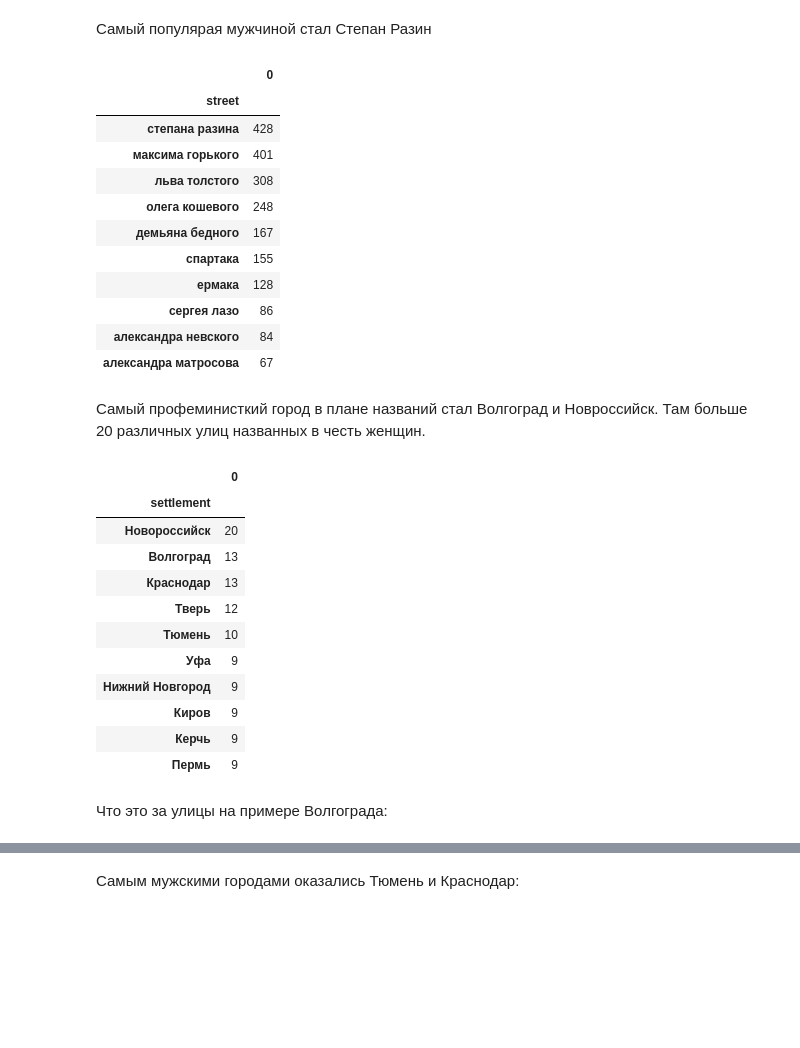
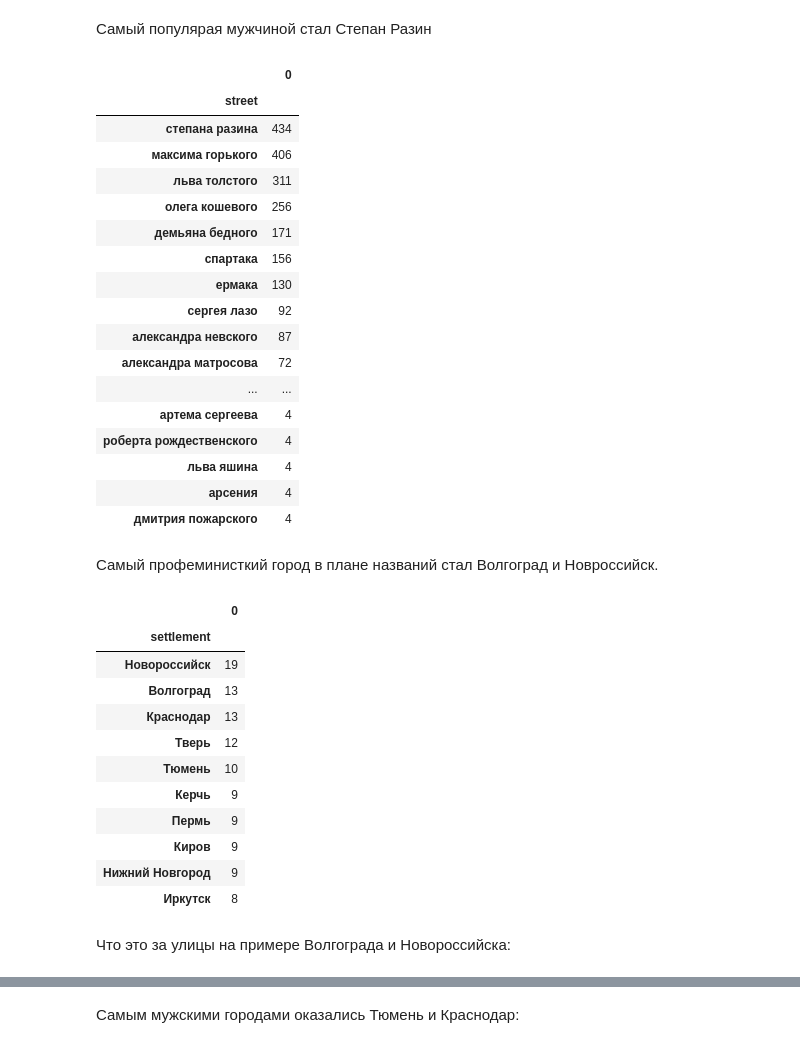
Before and after one commit to kkruglik/female_streets, a Jupyter notebook: russian_streets.ipynb, the cells around one changed output, grey strips where cells are left out. Drawn from its saved outputs; the diff is of its cells as text; code cells hidden in the pictures; blank space fills up the shorter version.

```diff
--- a/russian_streets.ipynb
+++ b/russian_streets.ipynb
@@ -197,10 +199,9 @@ df = df[df['street'].notnull()]
 df = df.filter(items=['region', 'settlement', 'street', 'street_type'])
 # %%
 df.street = df.street.str.lower()
+df.street = df.street.apply(remove_special_characters)
+df.street = df.street.str.replace('имени', '', regex=False)
+df.street = df.street.str.replace('им ', '', regex=False)
+# df.street = df.street.apply(remove_digit_letter)
+df.street = df.street.str.replace('\d+', '', regex=True)
 df.street = df.street.str.strip()
-df.street = df.street.apply(remove_special_characters)
-# df.street = df.street.apply(remove_digit_letter)
-# %%
-df.street = df.street.str.replace('\d+', '')
-# %%
-df.street = df.street.str.strip()
@@ -278,7 +288,30 @@ remove_names = [
     "5 августа",
     "аллея спортивной славы",
     "славы 1-й",
-    "славы -й"
+    "славы -й",
+    "славы",
+    "белых роз",
+    "газеты искра",
+    "николина",
+    "панаева ид",
+    "венера",
+    "янина",
+    "красная линда",
+    "линда",
+    "розы",
+    "я надежда",
+    "долина роз",
+    "белых роз",
+    "ид иванова",
+    "набережная р невы",
+    "доброй надежды",
+    "ариадны",
+    "сдт надежда",
+    "сопка любви",
+    "софия",
+    "слава киз",
+    "ангелиной",
+    "августа"
 ]
 # %%
 male_streets = [
@@ -374,22 +402,28 @@ df[df.genders == "Female"] \
 # %%
 # самая распространнённая мужская улица
 df[df.genders == "Male"] \
-    .groupby("street").size().sort_values(ascending=False).head(10).to_frame()
+    .groupby("street").size().sort_values(ascending=False).head(100).to_frame()
 # %% [output]
 |  | 0 |
 | street |  |
-| степана разина | 428 |
-| максима горького | 401 |
-| льва толстого | 308 |
-| олега кошевого | 248 |
-| демьяна бедного | 167 |
-| спартака | 155 |
-| ермака | 128 |
-| сергея лазо | 86 |
-| александра невского | 84 |
-| александра матросова | 67 |
+| степана разина | 434 |
+| максима горького | 406 |
+| льва толстого | 311 |
+| олега кошевого | 256 |
+| демьяна бедного | 171 |
+| спартака | 156 |
+| ермака | 130 |
+| сергея лазо | 92 |
+| александра невского | 87 |
+| александра матросова | 72 |
+| ... | ... |
+| артема сергеева | 4 |
+| роберта рождественского | 4 |
+| льва яшина | 4 |
+| арсения | 4 |
+| дмитрия пожарского | 4 |
 # %% [markdown]
-Самый профеминисткий город в плане названий стал Волгоград и Новроссийск. Там больше 20 различных улиц названных в честь женщин.
+Самый профеминисткий город в плане названий стал Волгоград и Новроссийск.
 # %%
 # в каком городе больше всего женских улиц
 df[df.genders == "Female"] \
@@ -397,18 +431,18 @@ df[df.genders == "Female"] \
 # %% [output]
 |  | 0 |
 | settlement |  |
-| Новороссийск | 20 |
+| Новороссийск | 19 |
 | Волгоград | 13 |
 | Краснодар | 13 |
 | Тверь | 12 |
 | Тюмень | 10 |
-| Уфа | 9 |
-| Нижний Новгород | 9 |
-| Киров | 9 |
 | Керчь | 9 |
 | Пермь | 9 |
+| Киров | 9 |
+| Нижний Новгород | 9 |
+| Иркутск | 8 |
 # %% [markdown]
-Что это за улицы на примере Волгограда:
+Что это за улицы на примере Волгограда и Новороссийска:
 # %%
 df[(df.settlement == "Волгоград") & (df.genders == "Female")] \
     .groupby(["street"]).size().sort_values(ascending=False).to_frame()
```
Also changed, not shown: parts of 22 cells of this notebook.
